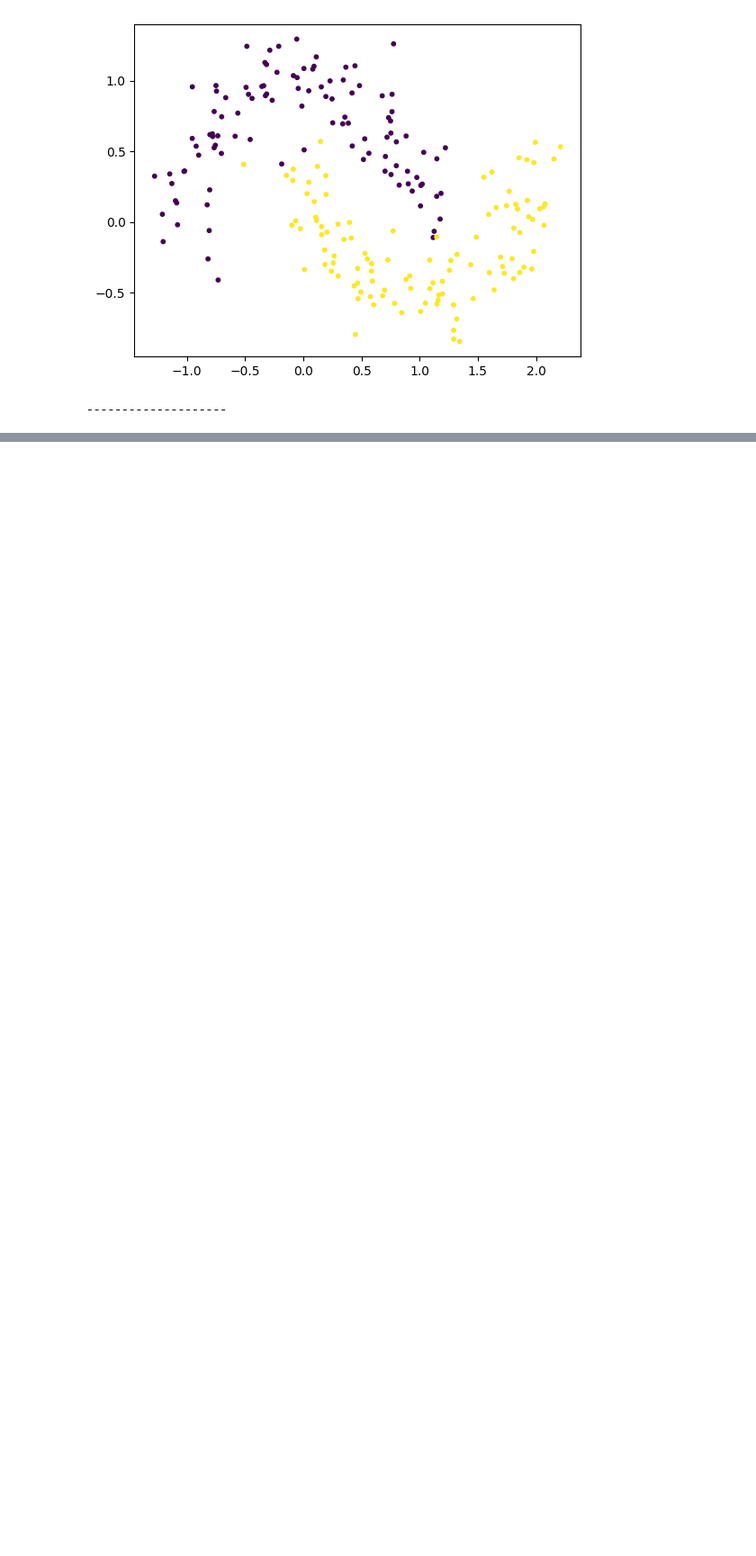
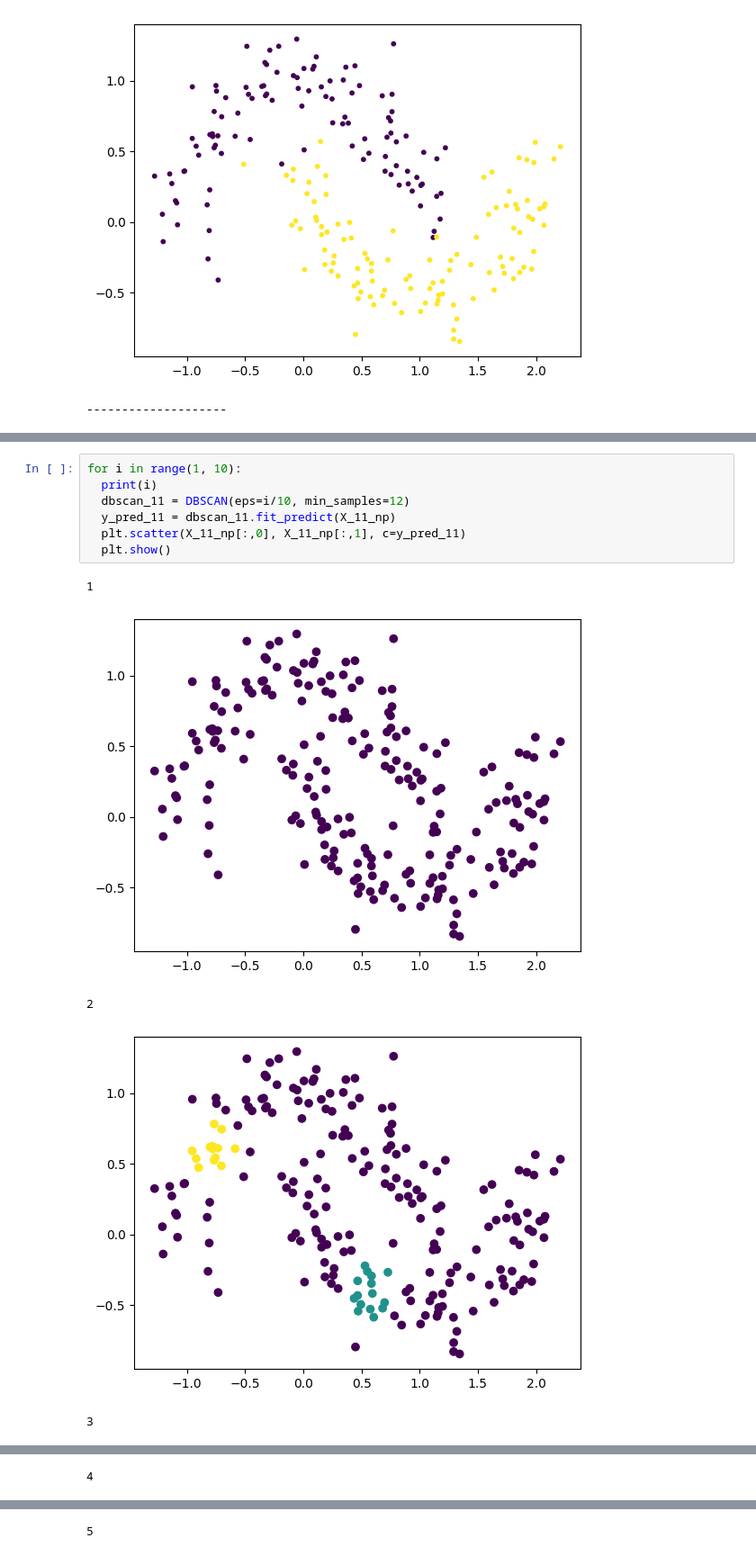
Before and after one commit to davidMarabottini/studio_data_science, a Jupyter notebook: 08-apprendimento-non-supervisionato-clustering/60-dbscan.ipynb, the cells around one changed output, grey strips where cells are left out. Shown: that part at 90% size. Cells and saved outputs as stored; diff of their text form; blank space fills up the shorter version.

```diff
--- a/08-apprendimento-non-supervisionato-clustering/60-dbscan.ipynb
+++ b/08-apprendimento-non-supervisionato-clustering/60-dbscan.ipynb
@@ -134,0 +209,13 @@ ari_score: 0.0021604213709075625, ami_score: 0.08538529862840692
+# %%
+for i in range(1, 10):
+  print(i)
+  dbscan_11 = DBSCAN(eps=i/10, min_samples=12)
+  y_pred_11 = dbscan_11.fit_predict(X_11_np)
+  plt.scatter(X_11_np[:,0], X_11_np[:,1], c=y_pred_11)
+  plt.show()
+# %% [output]
+1
+[figure, added]
+2
+[figure, added]
+3
@@ -134,0 +223 @@ ari_score: 0.0021604213709075625, ami_score: 0.08538529862840692
+4
@@ -134,0 +225 @@ ari_score: 0.0021604213709075625, ami_score: 0.08538529862840692
+5
```
Also changed, not shown: parts of 29 cells of this notebook.
